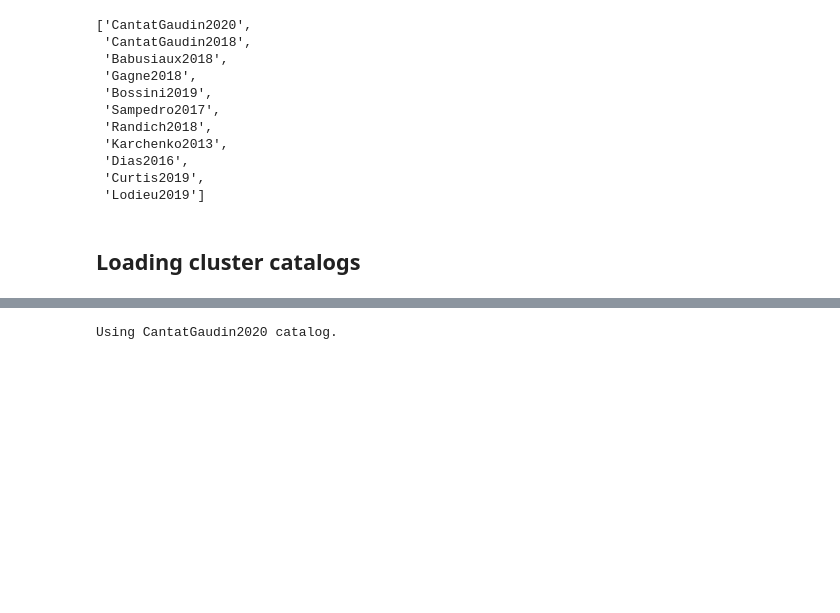
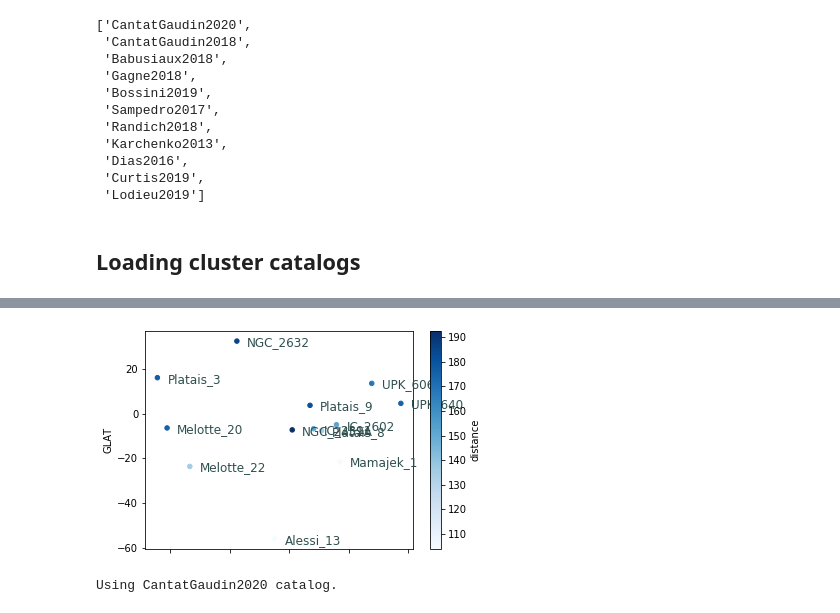
Before and after one commit to jpdeleon/chronos, a Jupyter notebook: notebooks/examples-cluster.ipynb, the cells around one changed output, grey strips where cells are left out. Drawn from its saved outputs; the diff is of its cells as text; code cells hidden in the pictures; blank space fills up the shorter version.

```diff
--- a/notebooks/examples-cluster.ipynb
+++ b/notebooks/examples-cluster.ipynb
@@ -44,5 +39,13 @@ Saved: /home/jp/github/research/project/chronos/chronos/../data/CantatGaudin2020
 Using CantatGaudin2020 catalog.
 (1481, 17)
+# %%
+#plot cluster members
+cc.all_clusters = cc.all_clusters[cc.all_clusters['distance']<200]
+fig = cc.plot_all_clusters(x='GLON', y='GLAT', c='distance');
+# fig.axes.set_xscale('log')
+# fig.axes.set_yscale('log')
+# %% [output]
+[figure, added]
 # %%
 df_mem = cc.query_catalog(return_members=True)
 df_mem.shape
```
Also changed, not shown: parts of 22 cells of this notebook, 22 other files.
